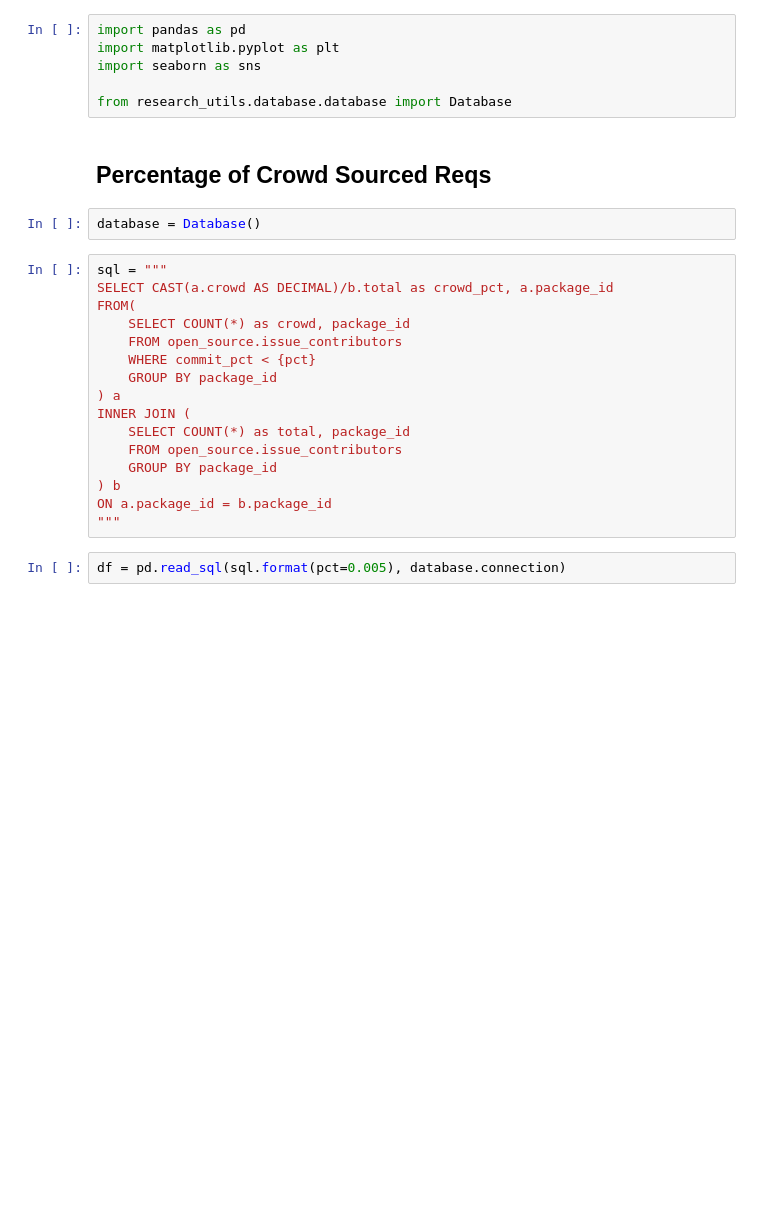
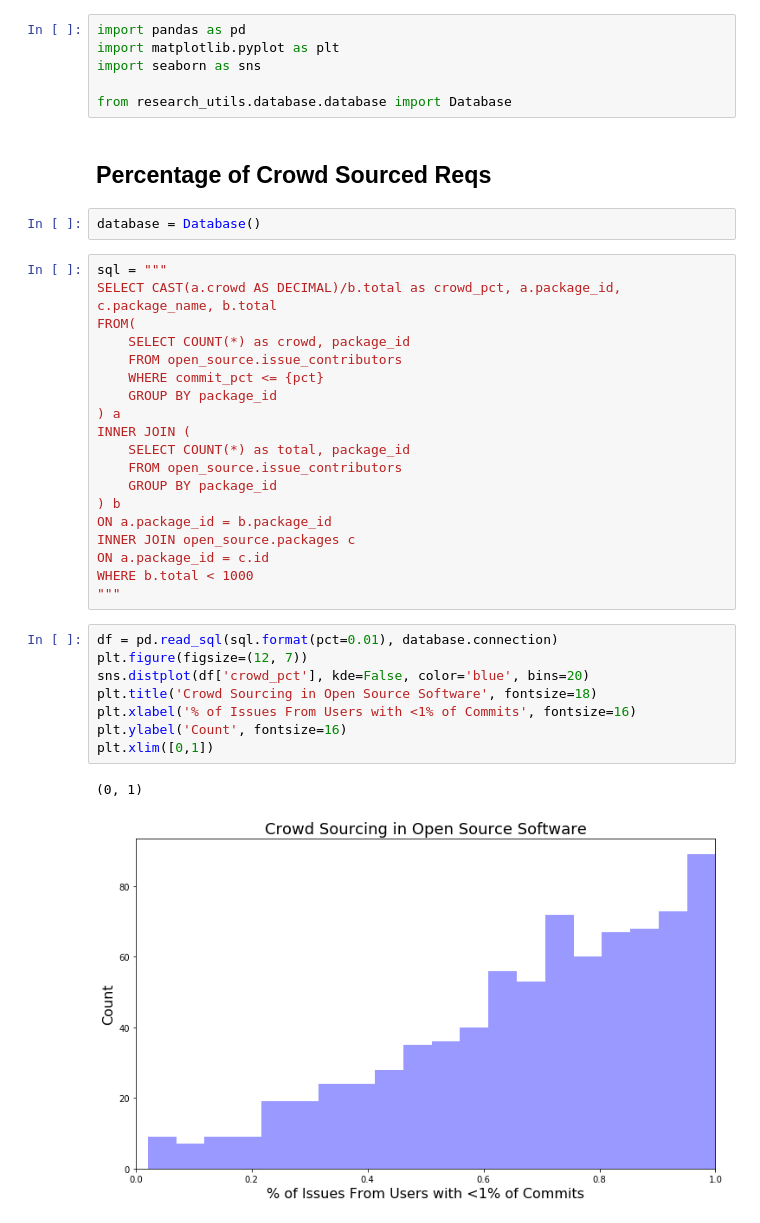
Before and after one commit to MthwRobinson/dissertation-research, a Jupyter notebook: research-notebooks/pct_of_crowd_sourced_reqs.ipynb, the cells around one changed output. Saved outputs shown, nothing was run; the diff lists cells and outputs as text; blank space fills up the shorter version.

```diff
--- a/research-notebooks/pct_of_crowd_sourced_reqs.ipynb
+++ b/research-notebooks/pct_of_crowd_sourced_reqs.ipynb
@@ -10,11 +10,11 @@ from research_utils.database.database import Database
 database = Database()
 # %%
 sql = """
-SELECT CAST(a.crowd AS DECIMAL)/b.total as crowd_pct, a.package_id
+SELECT CAST(a.crowd AS DECIMAL)/b.total as crowd_pct, a.package_id, c.package_name, b.total
 FROM(
 	SELECT COUNT(*) as crowd, package_id
 	FROM open_source.issue_contributors
-	WHERE commit_pct < {pct}
+	WHERE commit_pct <= {pct}
 	GROUP BY package_id
 ) a
 INNER JOIN (
@@ -23,7 +23,19 @@ INNER JOIN (
 	GROUP BY package_id
 ) b
 ON a.package_id = b.package_id
+INNER JOIN open_source.packages c
+ON a.package_id = c.id
+WHERE b.total < 1000
 """
-# %%
-df = pd.read_sql(sql.format(pct=0.005), database.connection)
+# %%
+df = pd.read_sql(sql.format(pct=0.01), database.connection)
+plt.figure(figsize=(12, 7))
+sns.distplot(df['crowd_pct'], kde=False, color='blue', bins=20)
+plt.title('Crowd Sourcing in Open Source Software', fontsize=18)
+plt.xlabel('% of Issues From Users with <1% of Commits', fontsize=16)
+plt.ylabel('Count', fontsize=16)
+plt.xlim([0,1])
+# %% [output]
+(0, 1)
+[figure, added]
 # %%
```
Also changed, not shown: parts of 2 cells of this notebook.
